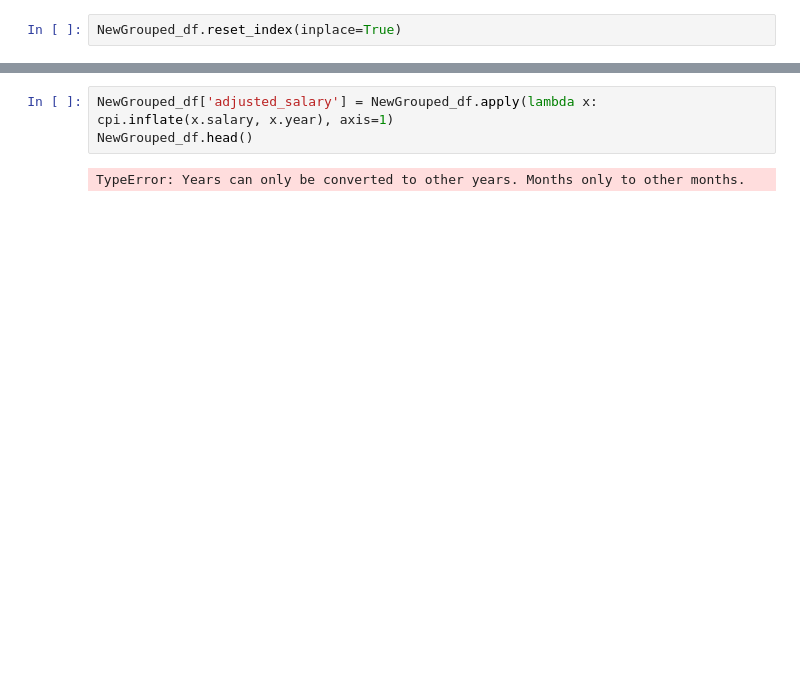
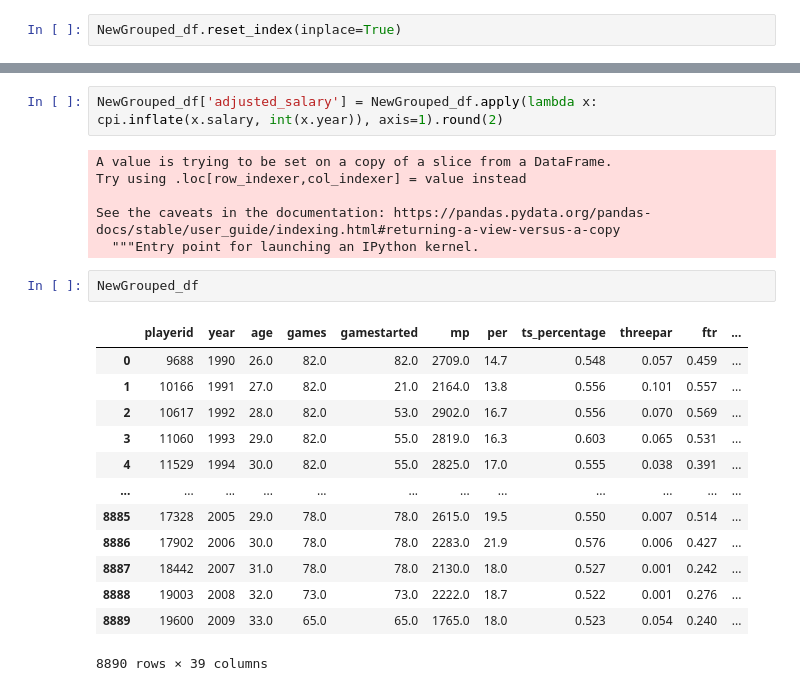
Before and after one commit to nickferrar/NBA_Salaries, a Jupyter notebook: dean_cleaning_draft.ipynb, the cells around one changed output, grey strips where cells are left out. Saved outputs shown, nothing was run; the diff lists cells and outputs as text; blank space fills up the shorter version.

Commit message:
inflation column added.

```diff
--- a/dean_cleaning_draft.ipynb
+++ b/dean_cleaning_draft.ipynb
@@ -309,5 +346,24 @@ Name: year, Length: 8890, dtype: int32
 # %%
-NewGrouped_df['adjusted_salary'] = NewGrouped_df.apply(lambda x: cpi.inflate(x.salary, x.year), axis=1)
-NewGrouped_df.head()
+NewGrouped_df['adjusted_salary'] = NewGrouped_df.apply(lambda x: cpi.inflate(x.salary, int(x.year)), axis=1).round(2)
 # %% [output]
-TypeError: Years can only be converted to other years. Months only to other months.
+A value is trying to be set on a copy of a slice from a DataFrame.
+Try using .loc[row_indexer,col_indexer] = value instead
+
+See the caveats in the documentation: https://pandas.pydata.org/pandas-docs/stable/user_guide/indexing.html#returning-a-view-versus-a-copy
+  """Entry point for launching an IPython kernel.
+# %%
+NewGrouped_df
+# %% [output]
+|  | playerid | year | age | games | gamestarted | mp | per | ts_percentage | threepar | ftr | ... |
+| 0 | 9688 | 1990 | 26.0 | 82.0 | 82.0 | 2709.0 | 14.7 | 0.548 | 0.057 | 0.459 | ... |
+| 1 | 10166 | 1991 | 27.0 | 82.0 | 21.0 | 2164.0 | 13.8 | 0.556 | 0.101 | 0.557 | ... |
+| 2 | 10617 | 1992 | 28.0 | 82.0 | 53.0 | 2902.0 | 16.7 | 0.556 | 0.070 | 0.569 | ... |
+| 3 | 11060 | 1993 | 29.0 | 82.0 | 55.0 | 2819.0 | 16.3 | 0.603 | 0.065 | 0.531 | ... |
+| 4 | 11529 | 1994 | 30.0 | 82.0 | 55.0 | 2825.0 | 17.0 | 0.555 | 0.038 | 0.391 | ... |
+| ... | ... | ... | ... | ... | ... | ... | ... | ... | ... | ... | ... |
+| 8885 | 17328 | 2005 | 29.0 | 78.0 | 78.0 | 2615.0 | 19.5 | 0.550 | 0.007 | 0.514 | ... |
+| 8886 | 17902 | 2006 | 30.0 | 78.0 | 78.0 | 2283.0 | 21.9 | 0.576 | 0.006 | 0.427 | ... |
+| 8887 | 18442 | 2007 | 31.0 | 78.0 | 78.0 | 2130.0 | 18.0 | 0.527 | 0.001 | 0.242 | ... |
+| 8888 | 19003 | 2008 | 32.0 | 73.0 | 73.0 | 2222.0 | 18.7 | 0.522 | 0.001 | 0.276 | ... |
+| 8889 | 19600 | 2009 | 33.0 | 65.0 | 65.0 | 1765.0 | 18.0 | 0.523 | 0.054 | 0.240 | ... |
+8890 rows × 39 columns
```
Also changed, not shown: parts of 9 cells of this notebook.
